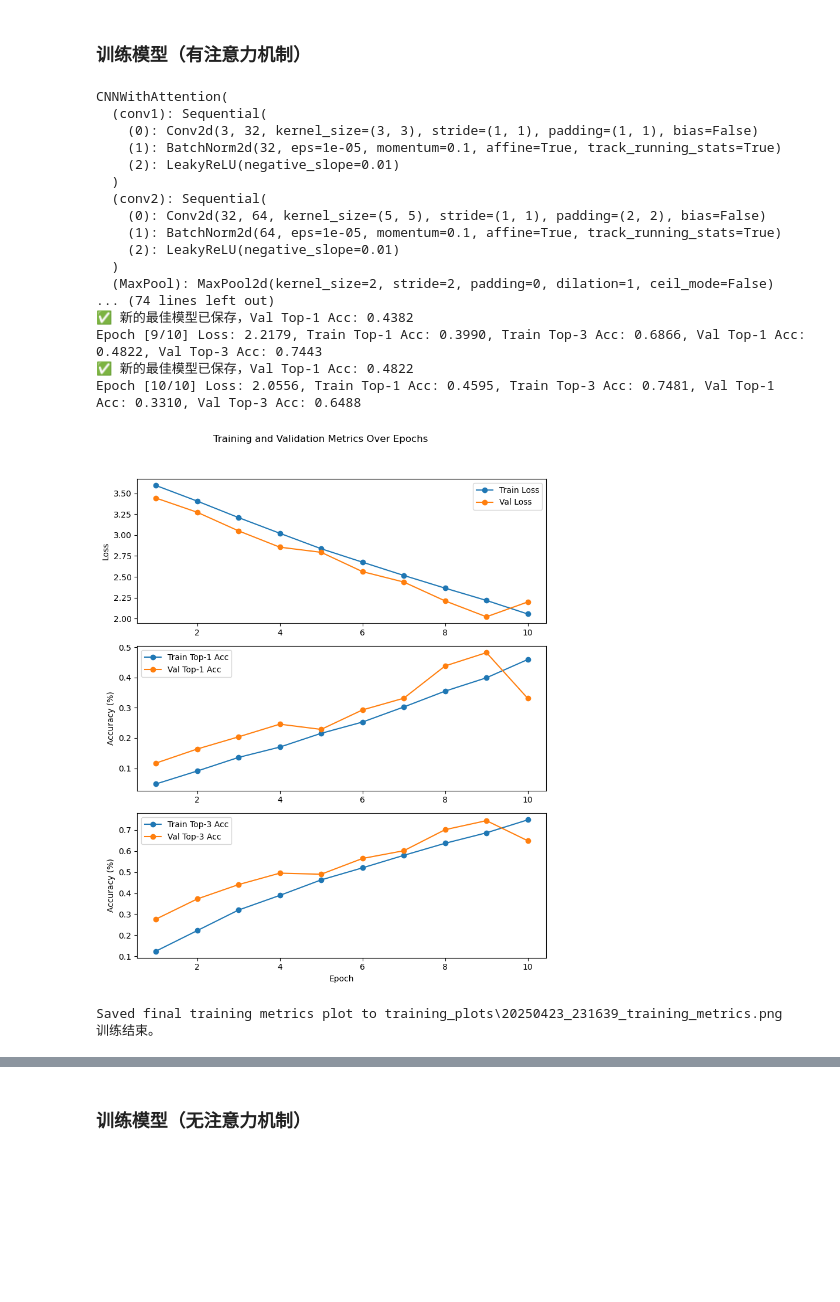
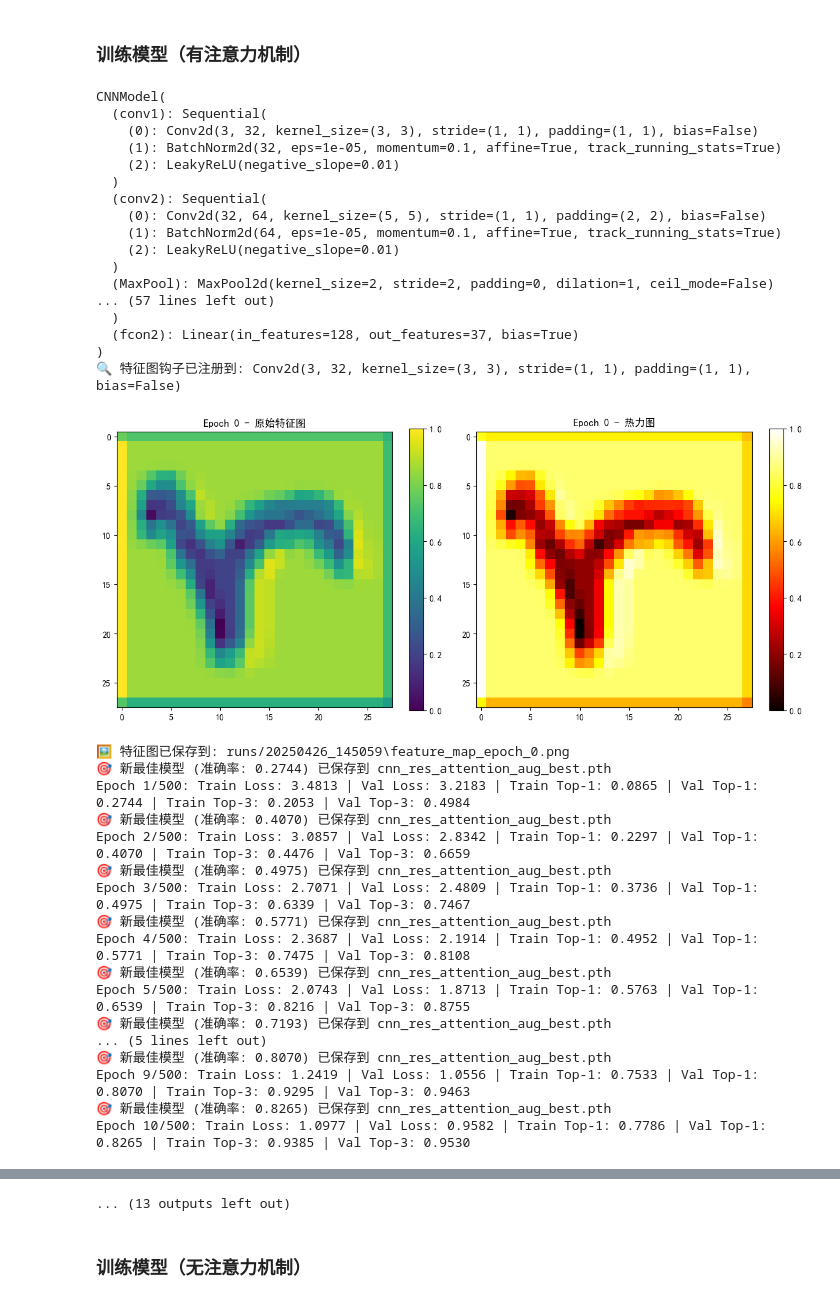
Before and after one commit to Authcult/Com_Intelligent_work, a Jupyter notebook: myCnn.ipynb, the cells around one changed output, grey strips where cells are left out. Drawn from its saved outputs; the diff is of its cells as text; code cells hidden in the pictures; blank space fills up the shorter version.

```diff
--- a/myCnn.ipynb
+++ b/myCnn.ipynb
@@ -65,36 +92,51 @@ plt.show()
 # %% [markdown]
 ### 训练模型（有注意力机制）
 # %%
-CNNWithAttention = CNNWithAttention(label_num, use_attention=True) # 调用模型
+CNNWithAttention = CNNModel(label_num, use_attention=True) # 调用模型
 print(CNNWithAttention)
 train_and_validate(
     model=CNNWithAttention,
     train_loader=train_loader,
     val_loader=val_loader,
-    epochs=10,
+    epochs=EPOCH,
     device=device,
     save_path="cnn_res_attention_aug_best.pth",
 )
 
 print("训练结束。")
 # %% [output]
-CNNWithAttention(
+CNNModel(
   (conv1): Sequential(
     (0): Conv2d(3, 32, kernel_size=(3, 3), stride=(1, 1), padding=(1, 1), bias=False)
     (1): BatchNorm2d(32, eps=1e-05, momentum=0.1, affine=True, track_running_stats=True)
     (2): LeakyReLU(negative_slope=0.01)
   )
   (conv2): Sequential(
     (0): Conv2d(32, 64, kernel_size=(5, 5), stride=(1, 1), padding=(2, 2), bias=False)
     (1): BatchNorm2d(64, eps=1e-05, momentum=0.1, affine=True, track_running_stats=True)
     (2): LeakyReLU(negative_slope=0.01)
   )
   (MaxPool): MaxPool2d(kernel_size=2, stride=2, padding=0, dilation=1, ceil_mode=False)
-... (74 lines left out)
-✅ 新的最佳模型已保存，Val Top-1 Acc: 0.4382
-Epoch [9/10] Loss: 2.2179, Train Top-1 Acc: 0.3990, Train Top-3 Acc: 0.6866, Val Top-1 Acc: 0.4822, Val Top-3 Acc: 0.7443
-✅ 新的最佳模型已保存，Val Top-1 Acc: 0.4822
-Epoch [10/10] Loss: 2.0556, Train Top-1 Acc: 0.4595, Train Top-3 Acc: 0.7481, Val Top-1 Acc: 0.3310, Val Top-3 Acc: 0.6488
+... (57 lines left out)
+  )
+  (fcon2): Linear(in_features=128, out_features=37, bias=True)
+)
+🔍 特征图钩子已注册到: Conv2d(3, 32, kernel_size=(3, 3), stride=(1, 1), padding=(1, 1), bias=False)
-[figure, old version]
+[figure, new version]
-Saved final training metrics plot to training_plots\20250423_231639_training_metrics.png
-训练结束。
+🖼️ 特征图已保存到: runs/20250426_145059\feature_map_epoch_0.png
+🎯 新最佳模型 (准确率: 0.2744) 已保存到 cnn_res_attention_aug_best.pth
+Epoch 1/500: Train Loss: 3.4813 | Val Loss: 3.2183 | Train Top-1: 0.0865 | Val Top-1: 0.2744 | Train Top-3: 0.2053 | Val Top-3: 0.4984
+🎯 新最佳模型 (准确率: 0.4070) 已保存到 cnn_res_attention_aug_best.pth
+Epoch 2/500: Train Loss: 3.0857 | Val Loss: 2.8342 | Train Top-1: 0.2297 | Val Top-1: 0.4070 | Train Top-3: 0.4476 | Val Top-3: 0.6659
+🎯 新最佳模型 (准确率: 0.4975) 已保存到 cnn_res_attention_aug_best.pth
+Epoch 3/500: Train Loss: 2.7071 | Val Loss: 2.4809 | Train Top-1: 0.3736 | Val Top-1: 0.4975 | Train Top-3: 0.6339 | Val Top-3: 0.7467
+🎯 新最佳模型 (准确率: 0.5771) 已保存到 cnn_res_attention_aug_best.pth
+Epoch 4/500: Train Loss: 2.3687 | Val Loss: 2.1914 | Train Top-1: 0.4952 | Val Top-1: 0.5771 | Train Top-3: 0.7475 | Val Top-3: 0.8108
+🎯 新最佳模型 (准确率: 0.6539) 已保存到 cnn_res_attention_aug_best.pth
+Epoch 5/500: Train Loss: 2.0743 | Val Loss: 1.8713 | Train Top-1: 0.5763 | Val Top-1: 0.6539 | Train Top-3: 0.8216 | Val Top-3: 0.8755
+🎯 新最佳模型 (准确率: 0.7193) 已保存到 cnn_res_attention_aug_best.pth
+... (5 lines left out)
+🎯 新最佳模型 (准确率: 0.8070) 已保存到 cnn_res_attention_aug_best.pth
+Epoch 9/500: Train Loss: 1.2419 | Val Loss: 1.0556 | Train Top-1: 0.7533 | Val Top-1: 0.8070 | Train Top-3: 0.9295 | Val Top-3: 0.9463
+🎯 新最佳模型 (准确率: 0.8265) 已保存到 cnn_res_attention_aug_best.pth
+Epoch 10/500: Train Loss: 1.0977 | Val Loss: 0.9582 | Train Top-1: 0.7786 | Val Top-1: 0.8265 | Train Top-3: 0.9385 | Val Top-3: 0.9530
@@ -101,3 +215,4 @@ Saved final training metrics plot to training_plots\20250423_231639_training_met
+... (13 outputs left out)
 # %% [markdown]
 ### 训练模型（无注意力机制）
 # %%
```
Also changed, not shown: parts of 16 cells of this notebook, 2 other files.
